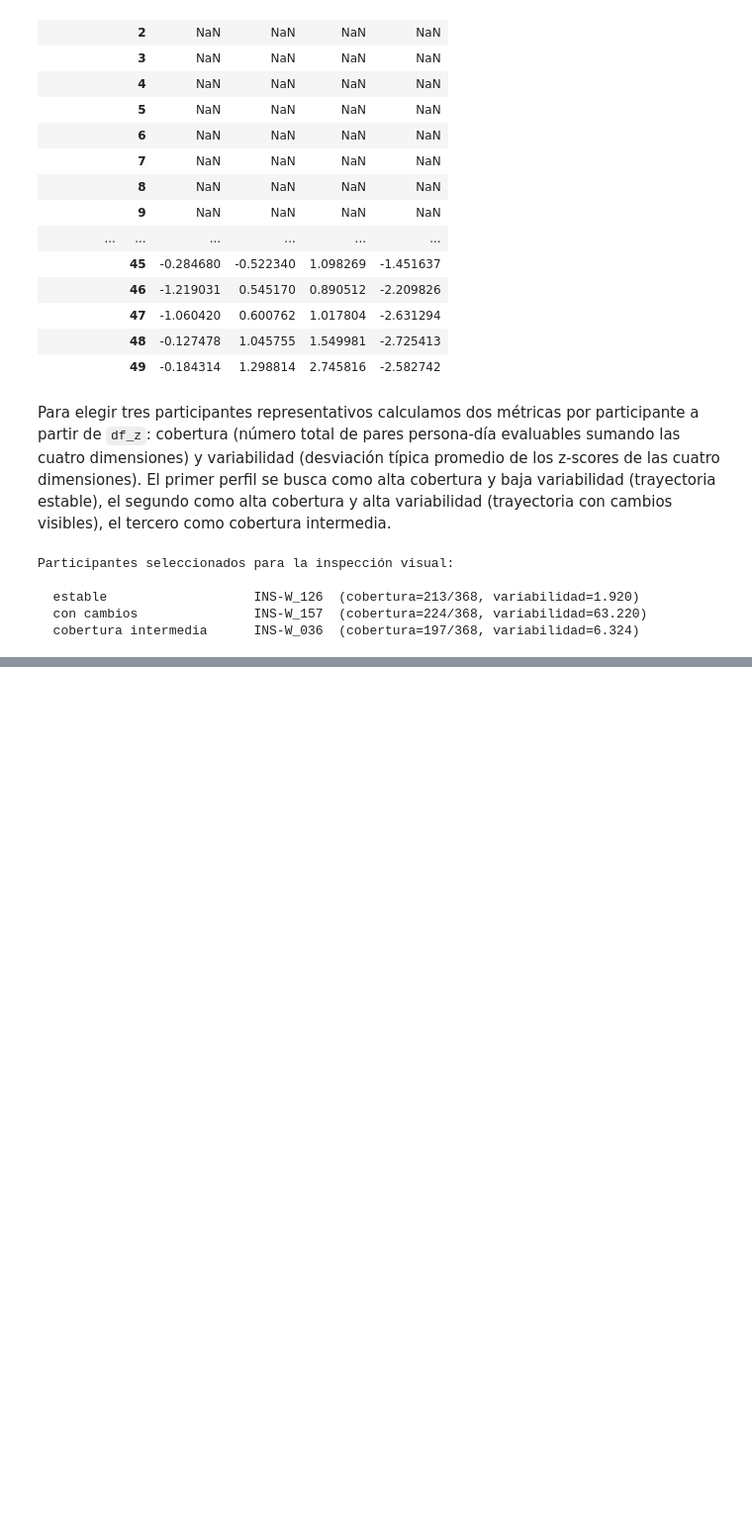
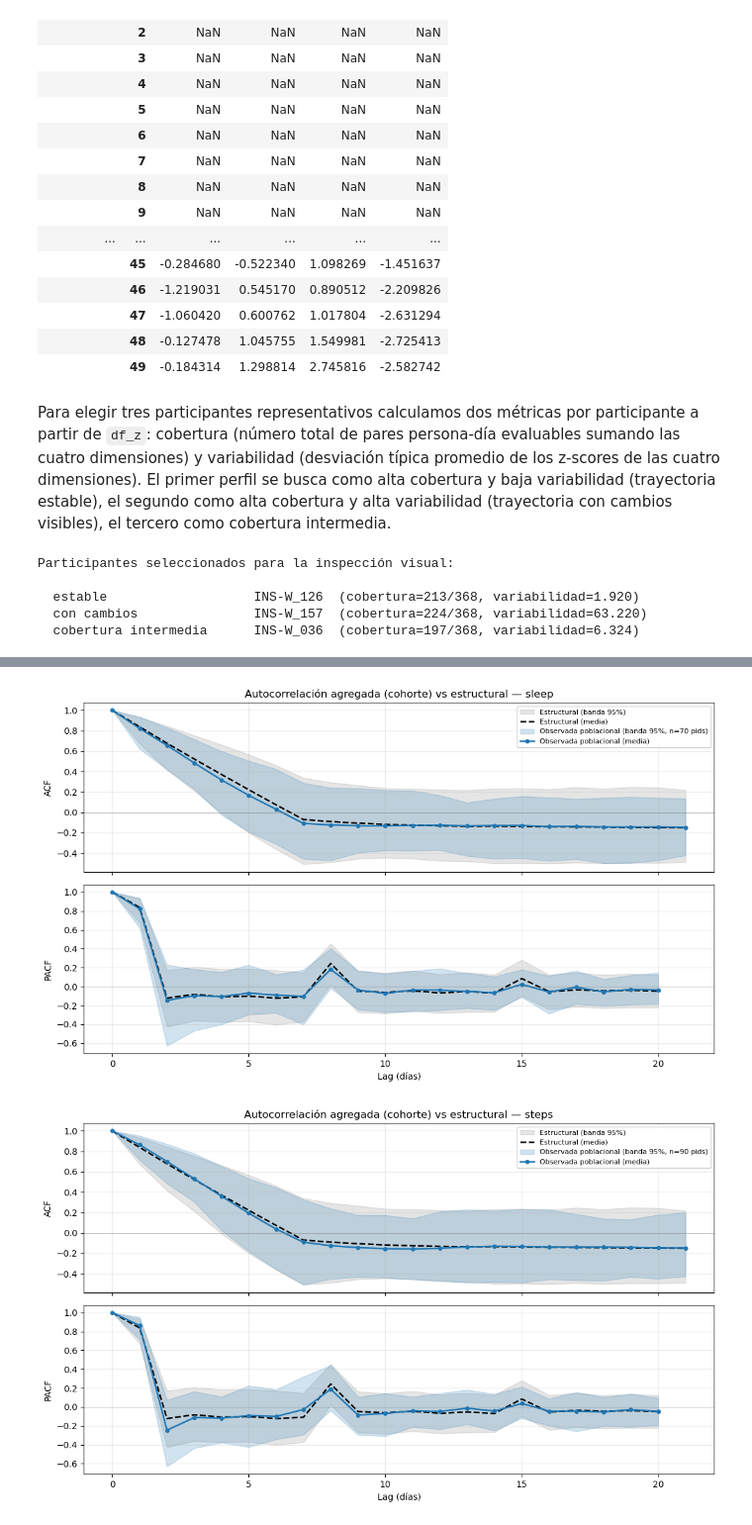
Before and after one commit to alejandrobarriel/globem, a Jupyter notebook: notebooks/globem.ipynb, the cells around one changed output, grey strips where cells are left out. Shown at 99% size. Cells and saved outputs as stored; diff of their text form; code cells hidden in the pictures; blank space fills up the shorter version.

```diff
--- a/notebooks/globem.ipynb
+++ b/notebooks/globem.ipynb
@@ -1996,0 +2277,78 @@ for dim in ["sleep", "steps", "location", "screen"]:
+# %%
+# Agregación poblacional: ACF y PACF observadas sobre todos los pids con cobertura suficiente
+MIN_OBS_AGREGADO = 2 * N_LAGS_PACF + 2  # 42 obs mínimas para PACF
+
+agregado_por_dim = {}
+for dim in ["sleep", "steps", "location", "screen"]:
+    acf_individuales = []
+    pacf_individuales = []
+    for pid in df_z.index.get_level_values("pid").unique():
+        serie = df_z.loc[pid, dim].dropna()
+        if len(serie) < MIN_OBS_AGREGADO:
+            continue
+        acf_individuales.append(acf(serie, nlags=N_LAGS_ACF, fft=False))
+        pacf_individuales.append(pacf(serie, nlags=N_LAGS_PACF, method="ywm"))
+
+    acf_arr = np.array(acf_individuales)
+    pacf_arr = np.array(pacf_individuales)
+
+    agregado_por_dim[dim] = {
+        "n_pids": len(acf_individuales),
+        "acf_mean": acf_arr.mean(axis=0),
+        "acf_p2_5": np.percentile(acf_arr, 2.5, axis=0),
+        "acf_p97_5": np.percentile(acf_arr, 97.5, axis=0),
+        "pacf_mean": pacf_arr.mean(axis=0),
+        "pacf_p2_5": np.percentile(pacf_arr, 2.5, axis=0),
+        "pacf_p97_5": np.percentile(pacf_arr, 97.5, axis=0),
+    }
+
+# Tabla de transparencia: N de participantes que superan el umbral por dimensión
+total_pids = df_z.index.get_level_values("pid").nunique()
+print(f"Umbral de inclusión: ≥ {MIN_OBS_AGREGADO} observaciones evaluables por (pid, dim)")
+print(f"Total de participantes en df_z: {total_pids}\n")
+print(f"{'Dimensión':<10} {'N incluidos':>12} {'% incluidos':>14}")
+print("-" * 38)
+for dim in ["sleep", "steps", "location", "screen"]:
+    n = agregado_por_dim[dim]["n_pids"]
+    pct = 100 * n / total_pids
+    print(f"{dim:<10} {n:>12} {pct:>13.1f}%")
+print()
+
+# Visualización: agregado observado vs estructural por dimensión
+for dim in ["sleep", "steps", "location", "screen"]:
+    agg = agregado_por_dim[dim]
+    fig, (ax_acf, ax_pacf) = plt.subplots(2, 1, figsize=(11, 6.5), sharex=True)
+
+    lags_acf = np.arange(N_LAGS_ACF + 1)
+    lags_pacf = np.arange(N_LAGS_PACF + 1)
+
+    ax_acf.fill_between(lags_acf, acf_struct_p2_5, acf_struct_p97_5,
+                         alpha=0.20, color="gray", label="Estructural (banda 95%)")
+    ax_acf.plot(lags_acf, acf_struct_mean, "k--", linewidth=1.8,
+                label="Estructural (media)")
+    ax_pacf.fill_between(lags_pacf, pacf_struct_p2_5, pacf_struct_p97_5,
+                          alpha=0.20, color="gray")
+    ax_pacf.plot(lags_pacf, pacf_struct_mean, "k--", linewidth=1.8)
+
+    ax_acf.fill_between(lags_acf, agg["acf_p2_5"], agg["acf_p97_5"],
+                         alpha=0.20, color="C0",
+                         label=f"Observada poblacional (banda 95%, n={agg['n_pids']} pids)")
+    ax_acf.plot(lags_acf, agg["acf_mean"], "-", color="C0", linewidth=1.8,
+                marker="o", markersize=4, label="Observada poblacional (media)")
+    ax_pacf.fill_between(lags_pacf, agg["pacf_p2_5"], agg["pacf_p97_5"],
+                          alpha=0.20, color="C0")
+    ax_pacf.plot(lags_pacf, agg["pacf_mean"], "-", color="C0", linewidth=1.8,
+                 marker="o", markersize=4)
+
+    ax_acf.axhline(0, color="gray", linewidth=0.6, alpha=0.6)
+    ax_pacf.axhline(0, color="gray", linewidth=0.6, alpha=0.6)
+    ax_acf.set_ylabel("ACF")
+    ax_pacf.set_ylabel("PACF")
+    ax_pacf.set_xlabel("Lag (días)")
+    ax_acf.set_title(f"Autocorrelación agregada (cohorte) vs estructural — {dim}")
+    ax_acf.legend(loc="best", fontsize=8, framealpha=0.9)
+    ax_acf.grid(True, alpha=0.25)
+    ax_pacf.grid(True, alpha=0.25)
+    plt.tight_layout()
+    plt.show()
+# %% [output]
@@ -1996,0 +2364,2 @@ for dim in ["sleep", "steps", "location", "screen"]:
+[figure, added]
+[figure, added]
```
Also changed, not shown: parts of 41 cells of this notebook.
